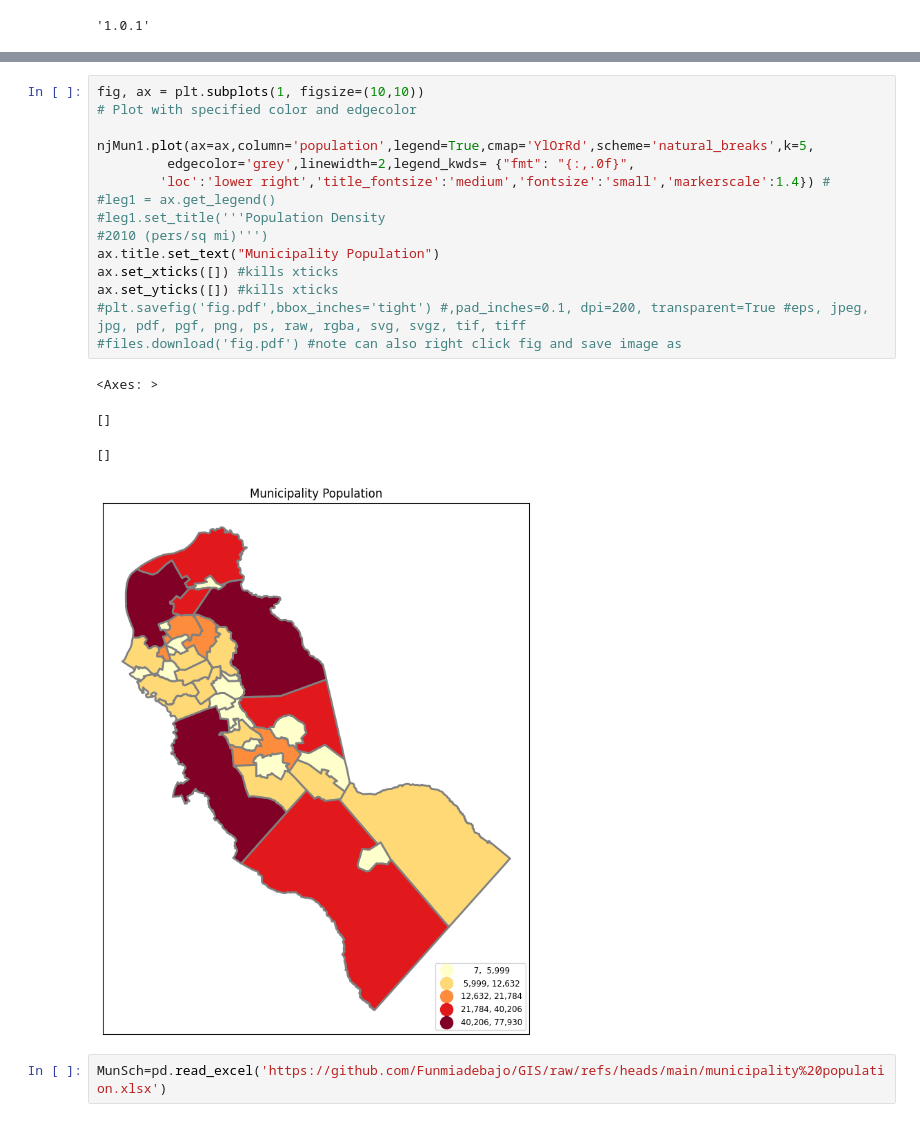
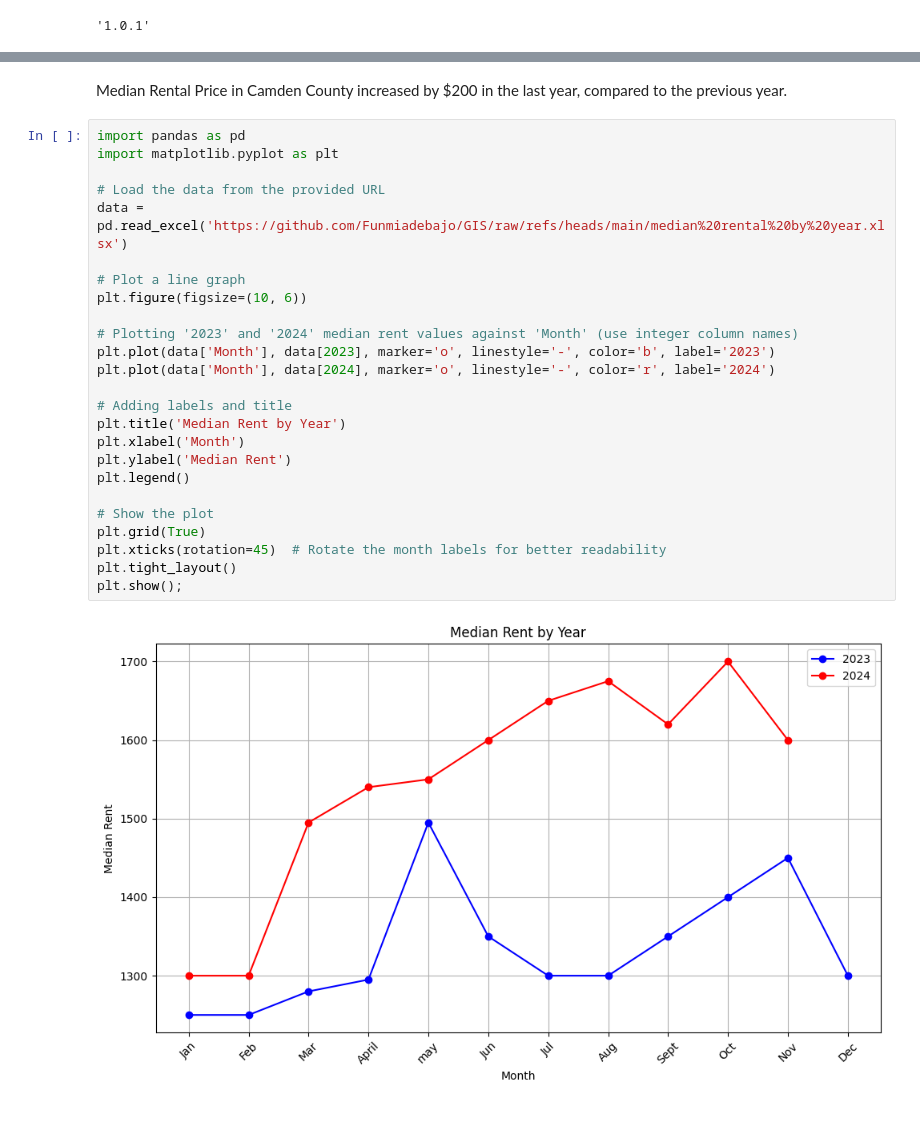
Before and after one commit to Funmiadebajo/GIS, a Jupyter notebook: PS3.ipynb, the cells around one changed output, grey strips where cells are left out. Cells and saved outputs as stored; diff of their text form.

```diff
--- a/PS3.ipynb
+++ b/PS3.ipynb
@@ -407,22 +257,29 @@ njMun1 = njMun.merge(MunPop, on='Municipality', how='left')
-# %%
-fig, ax = plt.subplots(1, figsize=(10,10))
-# Plot with specified color and edgecolor
-
-njMun1.plot(ax=ax,column='population',legend=True,cmap='YlOrRd',scheme='natural_breaks',k=5,
-         edgecolor='grey',linewidth=2,legend_kwds= {"fmt": "{:,.0f}",
-        'loc':'lower right','title_fontsize':'medium','fontsize':'small','markerscale':1.4}) #
-#leg1 = ax.get_legend()
-#leg1.set_title('''Population Density
-#2010 (pers/sq mi)''')
-ax.title.set_text("Municipality Population")
-ax.set_xticks([]) #kills xticks
-ax.set_yticks([]) #kills xticks
-#plt.savefig('fig.pdf',bbox_inches='tight') #,pad_inches=0.1, dpi=200, transparent=True #eps, jpeg, jpg, pdf, pgf, png, ps, raw, rgba, svg, svgz, tif, tiff
-#files.download('fig.pdf') #note can also right click fig and save image as
-# %% [output]
-<Axes: >
-[]
-[]
-[figure, removed]
-# %%
-MunSch=pd.read_excel('https://github.com/Funmiadebajo/GIS/raw/refs/heads/main/municipality%20population.xlsx')
+# %% [markdown]
+Median Rental Price in Camden County increased by $200 in the last year, compared to the previous year.
+# %%
+import pandas as pd
+import matplotlib.pyplot as plt
+
+# Load the data from the provided URL
+data = pd.read_excel('https://github.com/Funmiadebajo/GIS/raw/refs/heads/main/median%20rental%20by%20year.xlsx')
+
+# Plot a line graph
+plt.figure(figsize=(10, 6))
+
+# Plotting '2023' and '2024' median rent values against 'Month' (use integer column names)
+plt.plot(data['Month'], data[2023], marker='o', linestyle='-', color='b', label='2023')
+plt.plot(data['Month'], data[2024], marker='o', linestyle='-', color='r', label='2024')
+
+# Adding labels and title
+plt.title('Median Rent by Year')
+plt.xlabel('Month')
+plt.ylabel('Median Rent')
+plt.legend()
+
+# Show the plot
+plt.grid(True)
+plt.xticks(rotation=45)  # Rotate the month labels for better readability
+plt.tight_layout()
+plt.show();
+# %% [output]
+[figure, added]
```
Also changed, not shown: parts of 30 cells of this notebook.
